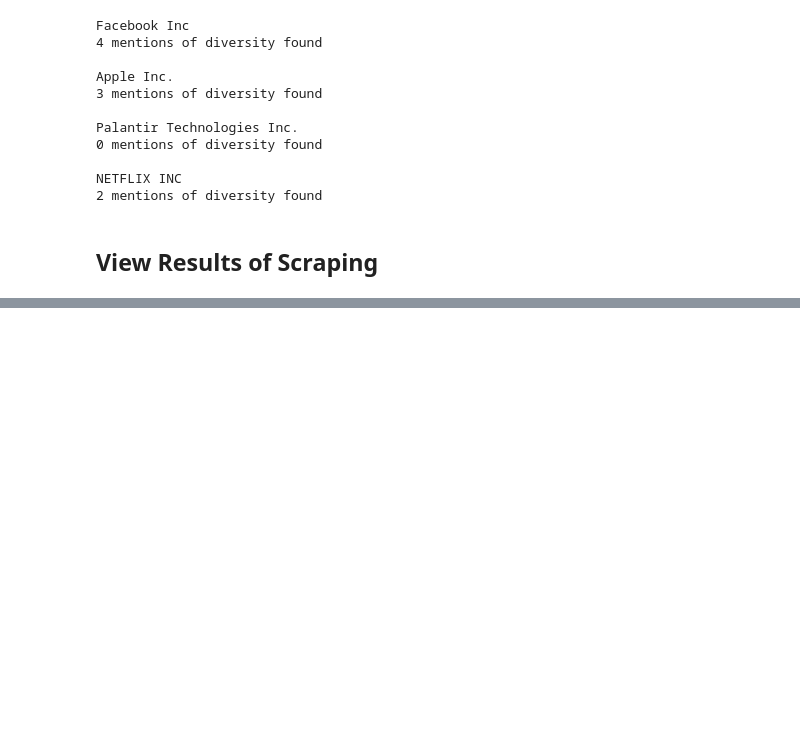
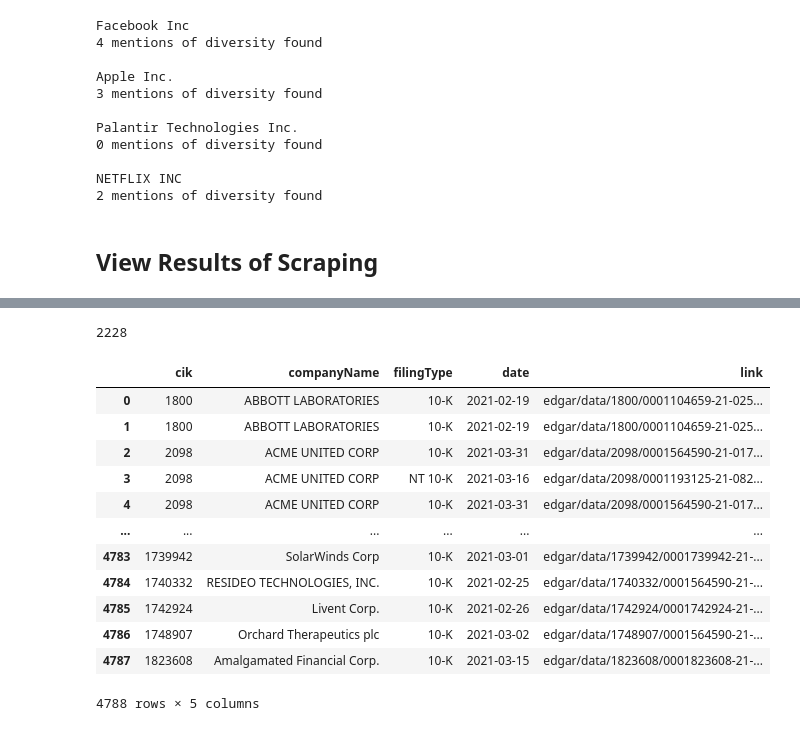
Before and after one commit to shawzy2/ST542_secDisclosures, a Jupyter notebook: notebook/scraper.ipynb, the cells around one changed output, grey strips where cells are left out. Saved outputs shown, nothing was run; the diff lists cells and outputs as text; code cells hidden in the pictures; blank space fills up the shorter version.

```diff
--- a/notebook/scraper.ipynb
+++ b/notebook/scraper.ipynb
@@ -161,0 +326,4 @@ Facebook Inc
+# %%
+df_prod = pd.read_stata('../data/productivity.dta')
+# df_prod['cik'] = df_prod['cik'].astype(int)
+df_prod.sort_values('cik').head(20)
@@ -161,0 +348,22 @@ Facebook Inc
+# %%
+len(df_prod['cik'].unique())
+# %% [output]
+2228
+# %%
+# left merge with original df
+df_prod = df_prod.merge(df, on='cik')
+df_prod
+# %% [output]
+|  | cik | companyName | filingType | date | link |
+| 0 | 1800 | ABBOTT LABORATORIES | 10-K | 2021-02-19 | edgar/data/1800/0001104659-21-025... |
+| 1 | 1800 | ABBOTT LABORATORIES | 10-K | 2021-02-19 | edgar/data/1800/0001104659-21-025... |
+| 2 | 2098 | ACME UNITED CORP | 10-K | 2021-03-31 | edgar/data/2098/0001564590-21-017... |
+| 3 | 2098 | ACME UNITED CORP | NT 10-K | 2021-03-16 | edgar/data/2098/0001193125-21-082... |
+| 4 | 2098 | ACME UNITED CORP | 10-K | 2021-03-31 | edgar/data/2098/0001564590-21-017... |
+| ... | ... | ... | ... | ... | ... |
+| 4783 | 1739942 | SolarWinds Corp | 10-K | 2021-03-01 | edgar/data/1739942/0001739942-21-... |
+| 4784 | 1740332 | RESIDEO TECHNOLOGIES, INC. | 10-K | 2021-02-25 | edgar/data/1740332/0001564590-21-... |
+| 4785 | 1742924 | Livent Corp. | 10-K | 2021-02-26 | edgar/data/1742924/0001742924-21-... |
+| 4786 | 1748907 | Orchard Therapeutics plc | 10-K | 2021-03-02 | edgar/data/1748907/0001564590-21-... |
+| 4787 | 1823608 | Amalgamated Financial Corp. | 10-K | 2021-03-15 | edgar/data/1823608/0001823608-21-... |
+4788 rows × 5 columns
```
Also changed, not shown: parts of 26 cells of this notebook, 3 other files.
